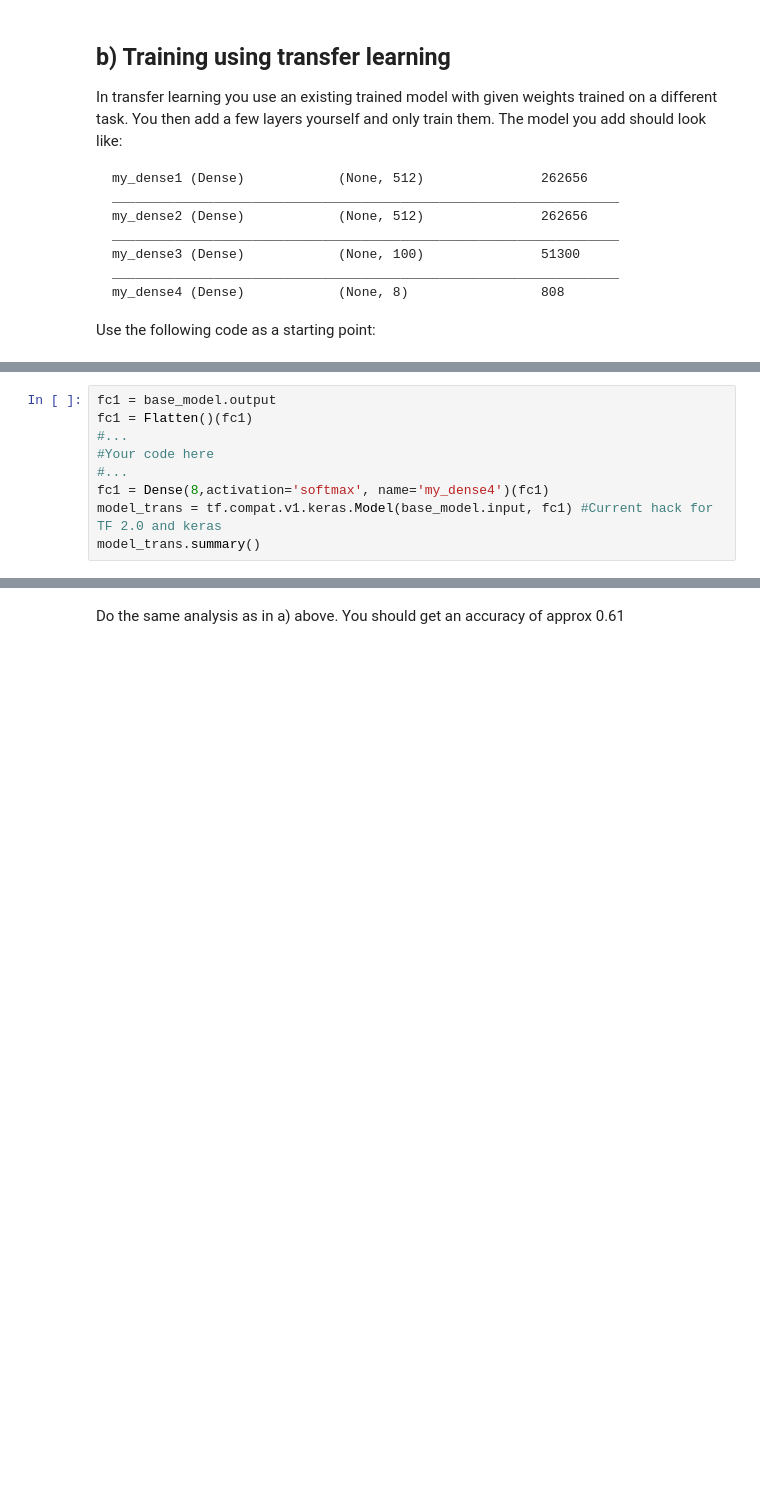
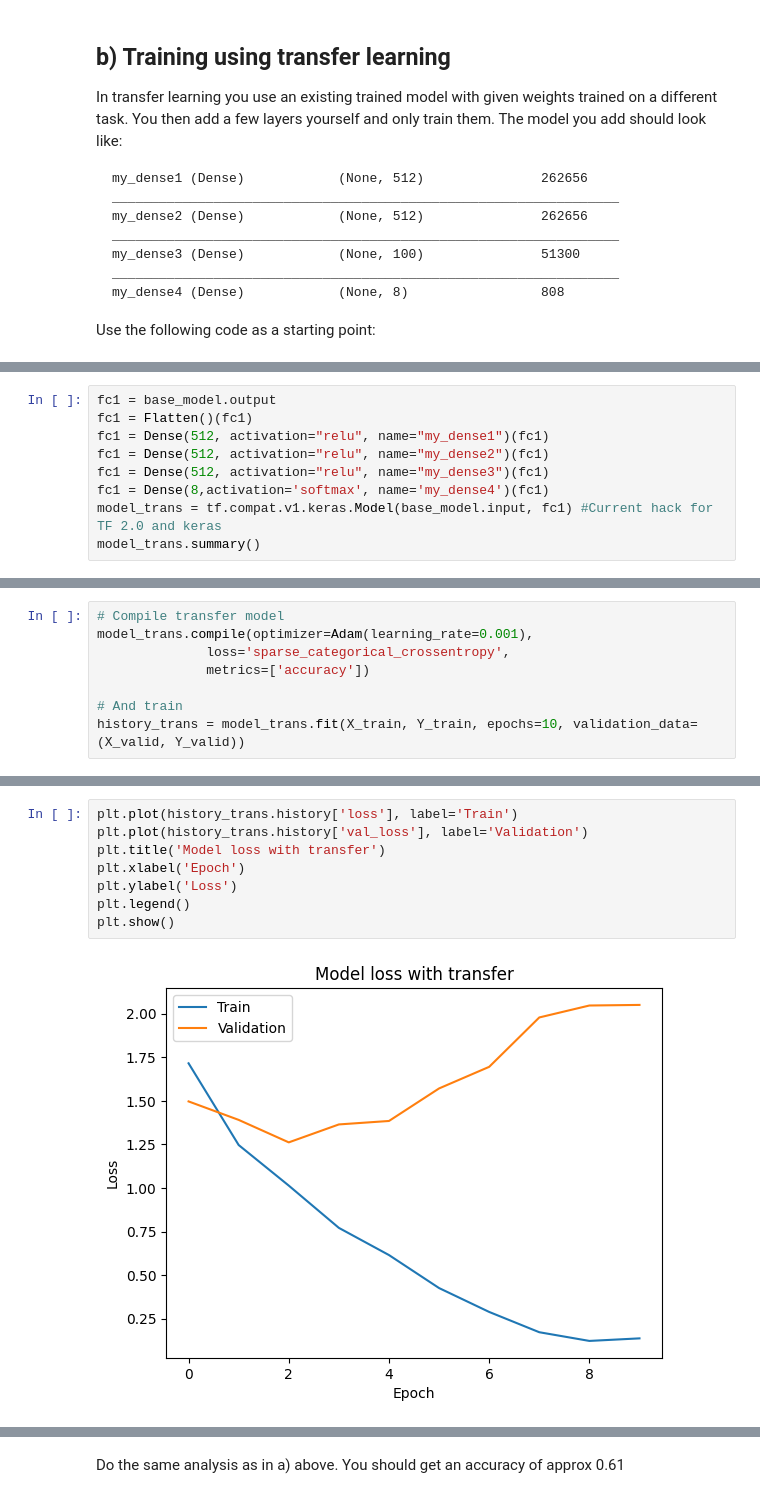
Before and after one commit to TypMitSchnurrbart/ws24_machine_learning, a Jupyter notebook: DL_Aufgabe2/cl_cnn_faces_nolsg.ipynb, the cells around one changed output, grey strips where cells are left out. Cells and saved outputs as stored; diff of their text form; blank space fills up the shorter version.

```diff
--- a/DL_Aufgabe2/cl_cnn_faces_nolsg.ipynb
+++ b/DL_Aufgabe2/cl_cnn_faces_nolsg.ipynb
@@ -157,9 +190,9 @@ Downloading data from https://storage.googleapis.com/tensorflow/keras-applicatio
 # %%
 fc1 = base_model.output
 fc1 = Flatten()(fc1)
-#...
-#Your code here
-#...
+fc1 = Dense(512, activation="relu", name="my_dense1")(fc1)
+fc1 = Dense(512, activation="relu", name="my_dense2")(fc1)
+fc1 = Dense(512, activation="relu", name="my_dense3")(fc1)
 fc1 = Dense(8,activation='softmax', name='my_dense4')(fc1)
 model_trans = tf.compat.v1.keras.Model(base_model.input, fc1) #Current hack for TF 2.0 and keras
 model_trans.summary()
@@ -194 +230,9 @@ for layer in model_trans.layers:
 my_dense4
+# %%
+# Compile transfer model
+model_trans.compile(optimizer=Adam(learning_rate=0.001),
+              loss='sparse_categorical_crossentropy',
+              metrics=['accuracy'])
+
+# And train
+history_trans = model_trans.fit(X_train, Y_train, epochs=10, validation_data=(X_valid, Y_valid))
@@ -194,0 +260,10 @@ my_dense4
+# %%
+plt.plot(history_trans.history['loss'], label='Train')
+plt.plot(history_trans.history['val_loss'], label='Validation')
+plt.title('Model loss with transfer')
+plt.xlabel('Epoch')
+plt.ylabel('Loss')
+plt.legend()
+plt.show()
+# %% [output]
+[figure, added]
```
Also changed, not shown: parts of 11 cells of this notebook.
